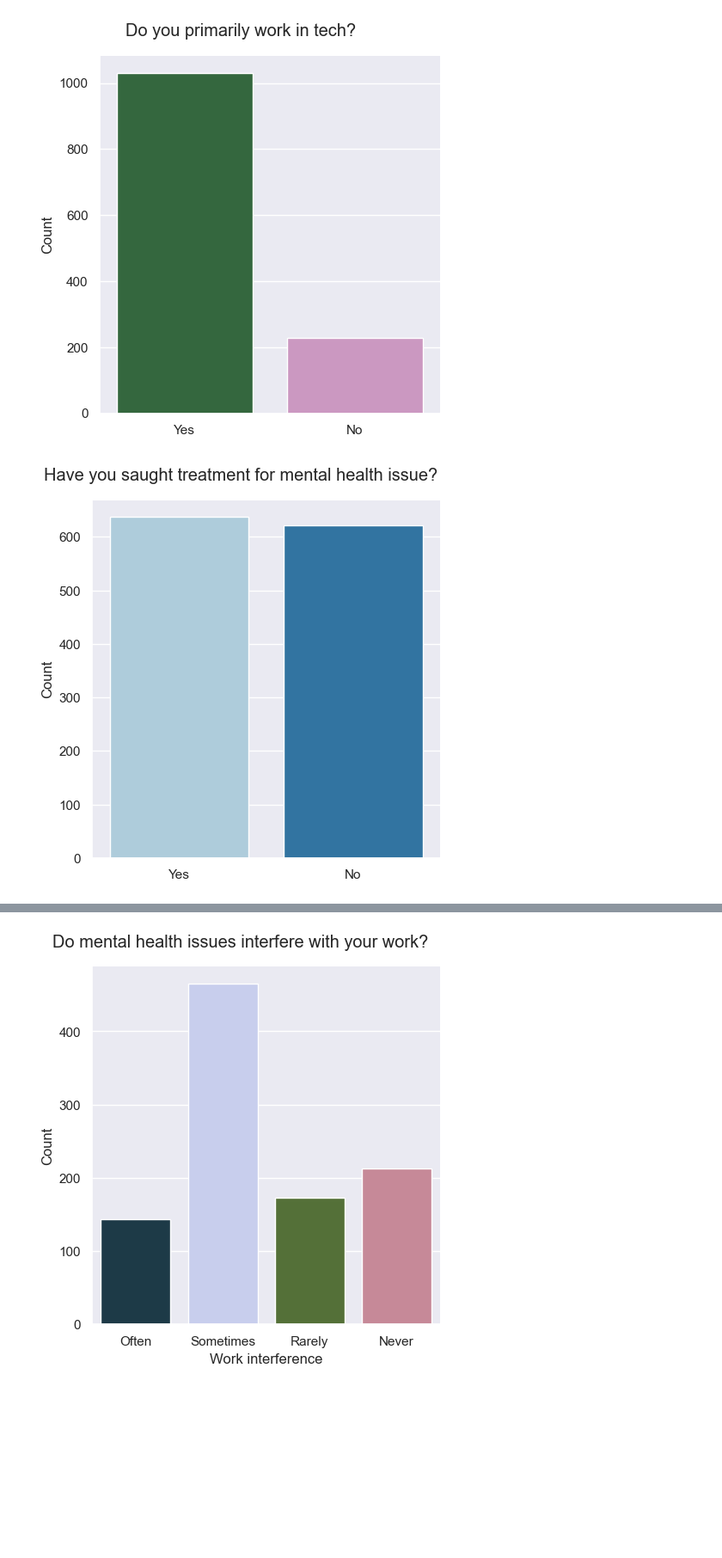
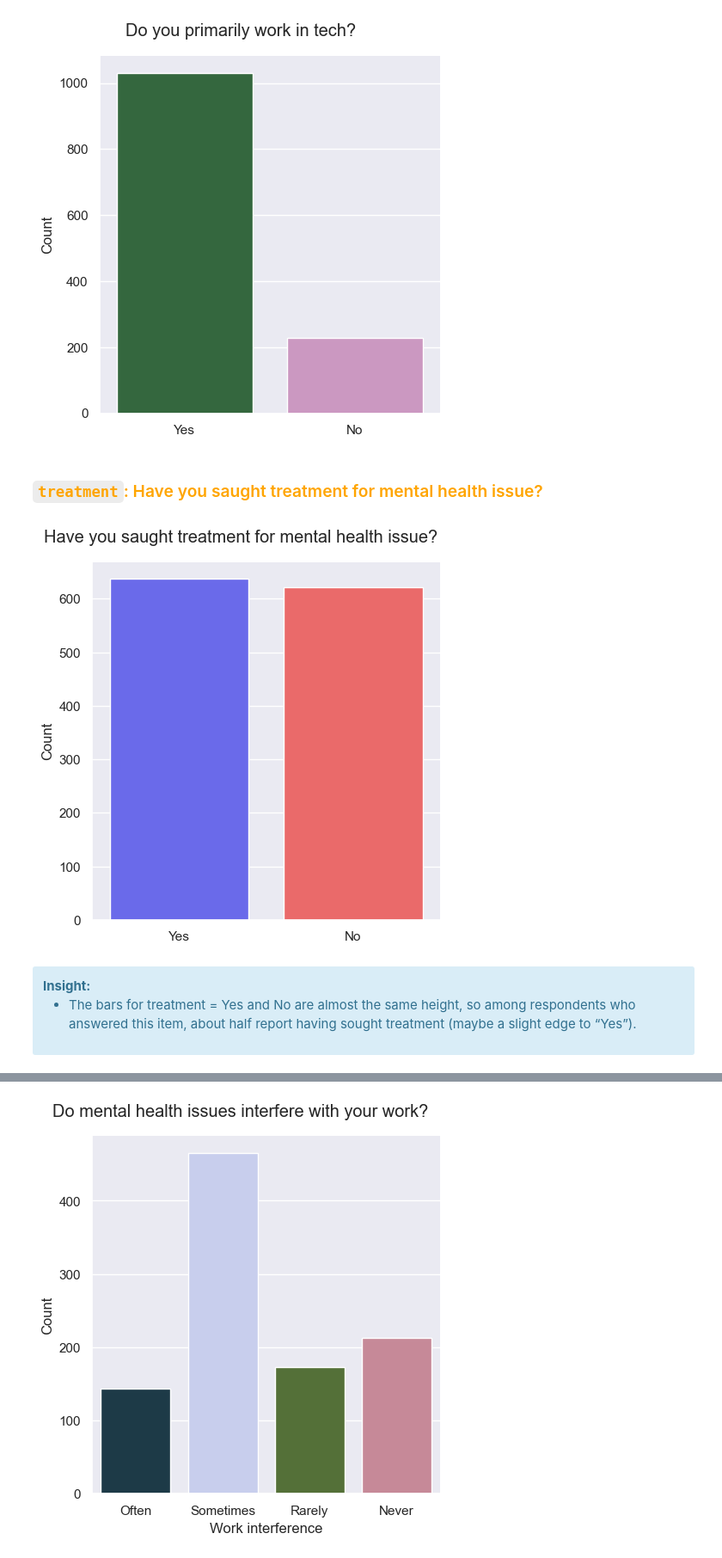
Before and after one commit to OzkanGelincik/tech-mental-health-eda, a Jupyter notebook: mental_health_in_tech_EDA.ipynb, the cells around one changed output, grey strips where cells are left out. Shown at 86% size. Cells and saved outputs as stored; diff of their text form; code cells hidden in the pictures; blank space fills up the shorter version.

```diff
--- a/mental_health_in_tech_EDA.ipynb
+++ b/mental_health_in_tech_EDA.ipynb
@@ -960,11 +1060,20 @@ g.set_ylabels("Count")
 plt.show()
 # %% [output]
 [figure]
+# %% [markdown]
+### <span style="color:orange">`treatment`: Have you saught treatment for mental health issue?</span>
 # %%
-g = sns.catplot(x="treatment", data=df, kind="count", palette="Paired", hue="treatment")
+g = sns.catplot(x="treatment", data=df, kind="count", palette="seismic", hue="treatment")
 g.figure.suptitle("Have you saught treatment for mental health issue?", y = 1.04)
 g.set_xlabels("")
 g.set_ylabels("Count")
 plt.show()
 # %% [output]
-[figure, old version]
+[figure, new version]
+# %% [markdown]
+<div class="alert alert-info">
+<b>Insight:</b>
+
+* The bars for treatment = Yes and No are almost the same height, so among respondents who answered this item, about half report having sought treatment (maybe a slight edge to “Yes”).
+
+</div>
```
Also changed, not shown: parts of 143 cells of this notebook.
